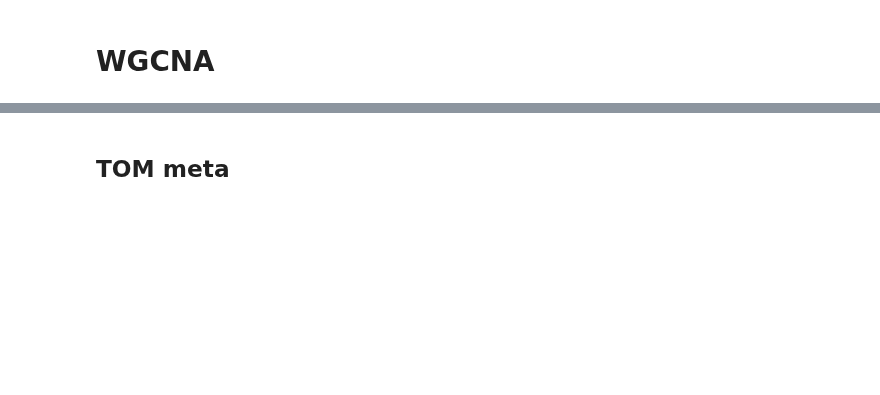
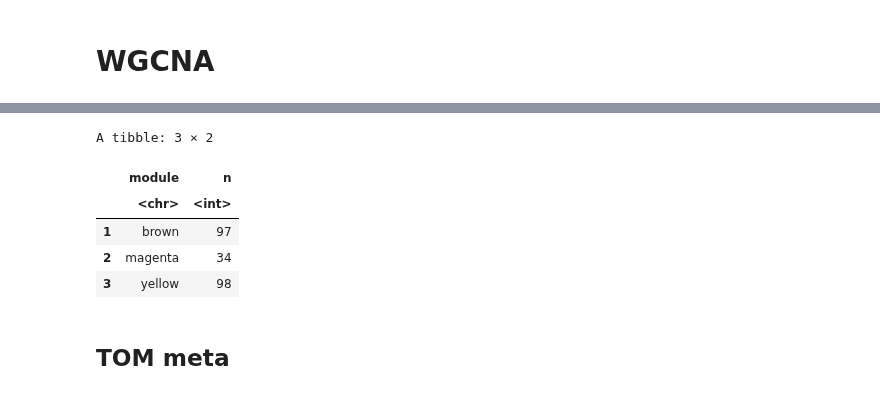
Before and after one commit to fogg-lab/characterizing-ecm-transcriptome-of-endometriosis, a Jupyter notebook: meta_analysis/gene_lists_and_meta.ipynb, the cells around one changed output, grey strips where cells are left out. Drawn from its saved outputs; the diff is of its cells as text; code cells hidden in the pictures; blank space fills up the shorter version.

```diff
--- a/meta_analysis/gene_lists_and_meta.ipynb
+++ b/meta_analysis/gene_lists_and_meta.ipynb
@@ -243,3 +260,17 @@ $n_sig_genes
+# %%
+network_mm_gs_df %>%
+    select(geneID, module, mm_cor, mm_pval) %>%
+    inner_join(condensed_network_me_sig_df, by = "module") %>%
+    filter(mm_pval < p_mm_thresh, me_figo_min_qval < q_me_thresh) %>%
+    group_by(module) %>%
+    summarize(n = n())
+# %% [output]
+A tibble: 3 × 2
+|  | module | n |
+|  | <chr> | <int> |
+| 1 | brown | 97 |
+| 2 | magenta | 34 |
+| 3 | yellow | 98 |
 # %% [markdown]
 ## TOM meta
 # %%
```
Also changed, not shown: parts of 20 cells of this notebook, 2 other files.
